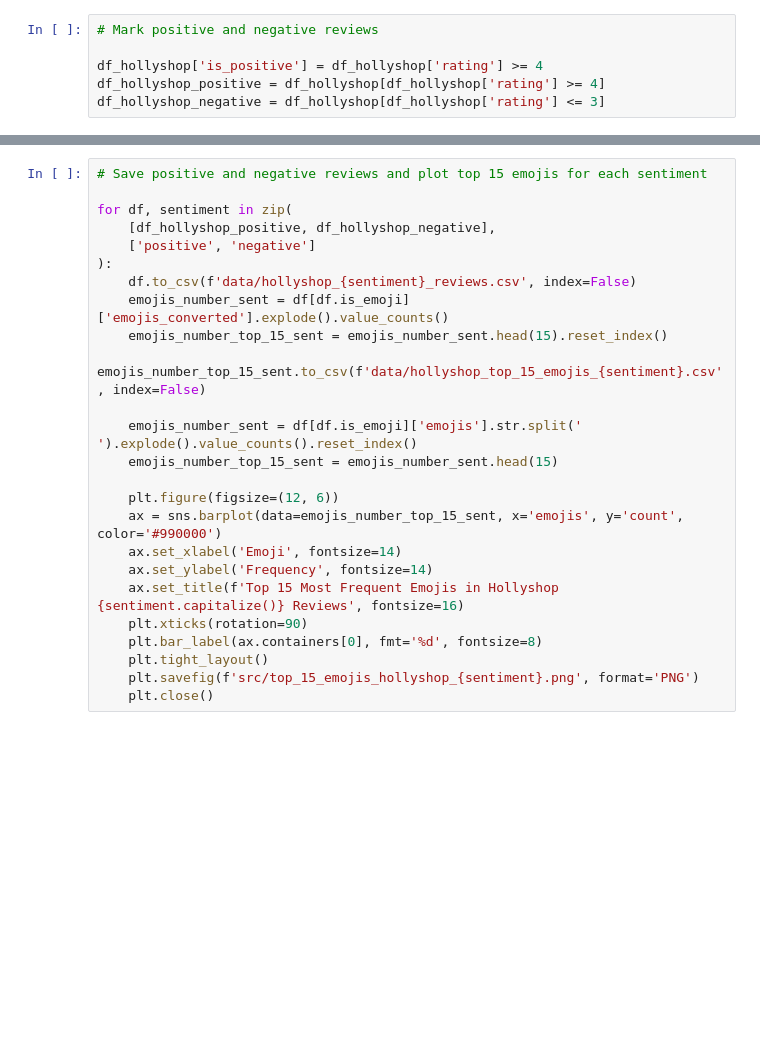
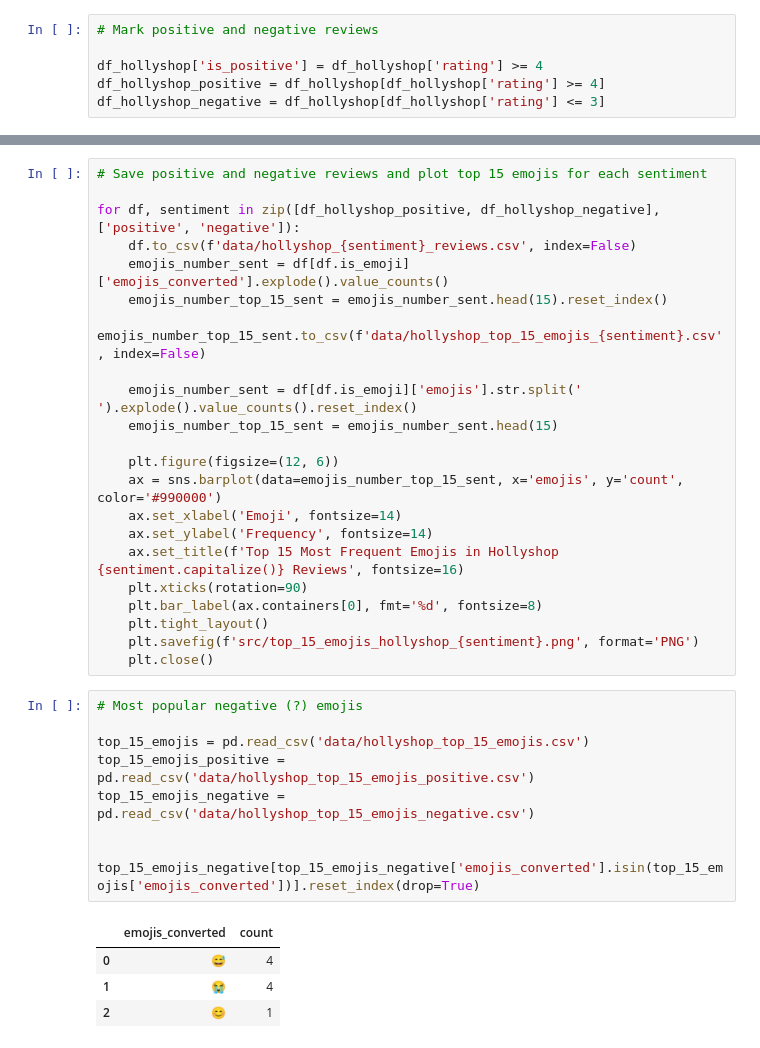
Before and after one commit to KatiaKozlova/project-datan-ma2, a Jupyter notebook: visualization.ipynb, the cells around one changed output, grey strips where cells are left out. Cells and saved outputs as stored; diff of their text form; blank space fills up the shorter version.

```diff
--- a/visualization.ipynb
+++ b/visualization.ipynb
@@ -204,10 +290,7 @@ df_hollyshop_negative = df_hollyshop[df_hollyshop['rating'] <= 3]
 # %%
 # Save positive and negative reviews and plot top 15 emojis for each sentiment
 
-for df, sentiment in zip(
-    [df_hollyshop_positive, df_hollyshop_negative],
-    ['positive', 'negative']
-):
+for df, sentiment in zip([df_hollyshop_positive, df_hollyshop_negative],['positive', 'negative']):
     df.to_csv(f'data/hollyshop_{sentiment}_reviews.csv', index=False)
     emojis_number_sent = df[df.is_emoji]['emojis_converted'].explode().value_counts()
     emojis_number_top_15_sent = emojis_number_sent.head(15).reset_index()
@@ -226,3 +309,17 @@ for df, sentiment in zip(
     plt.tight_layout()
     plt.savefig(f'src/top_15_emojis_hollyshop_{sentiment}.png', format='PNG')
     plt.close()
+# %%
+# Most popular negative (?) emojis
+
+top_15_emojis = pd.read_csv('data/hollyshop_top_15_emojis.csv')
+top_15_emojis_positive = pd.read_csv('data/hollyshop_top_15_emojis_positive.csv')
+top_15_emojis_negative = pd.read_csv('data/hollyshop_top_15_emojis_negative.csv')
+
+
+top_15_emojis_negative[top_15_emojis_negative['emojis_converted'].isin(top_15_emojis['emojis_converted'])].reset_index(drop=True)
+# %% [output]
+|  | emojis_converted | count |
+| 0 | 😅 | 4 |
+| 1 | 😭 | 4 |
+| 2 | 😊 | 1 |
```
Also changed, not shown: parts of 8 cells of this notebook, 11 other files.
